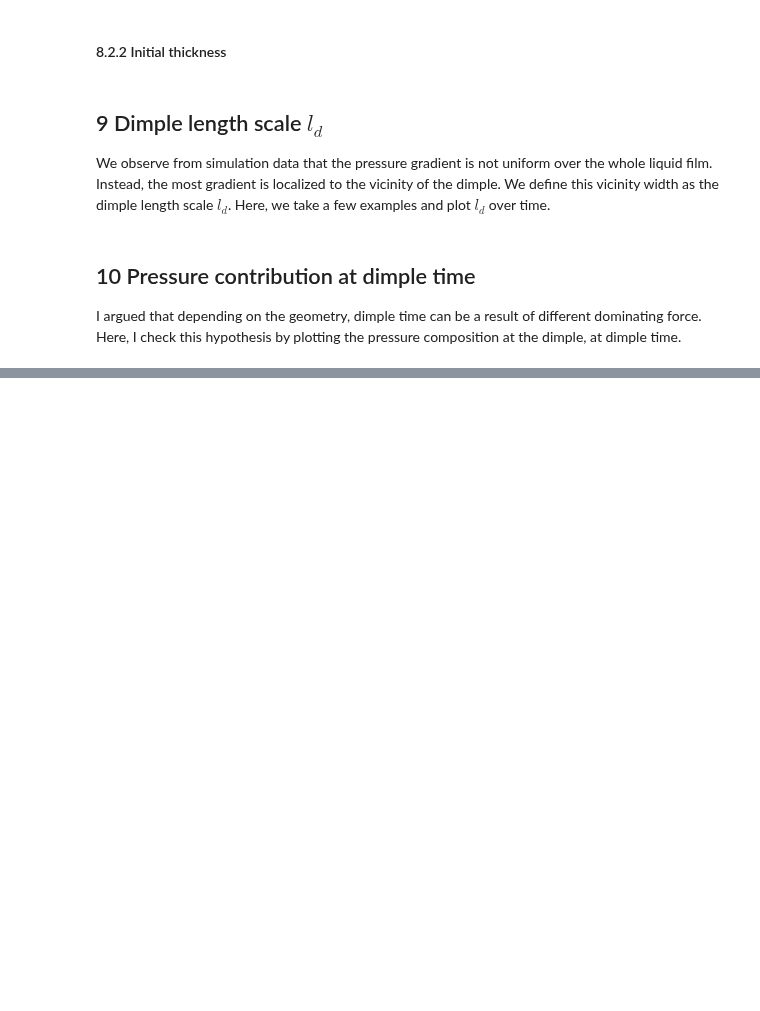
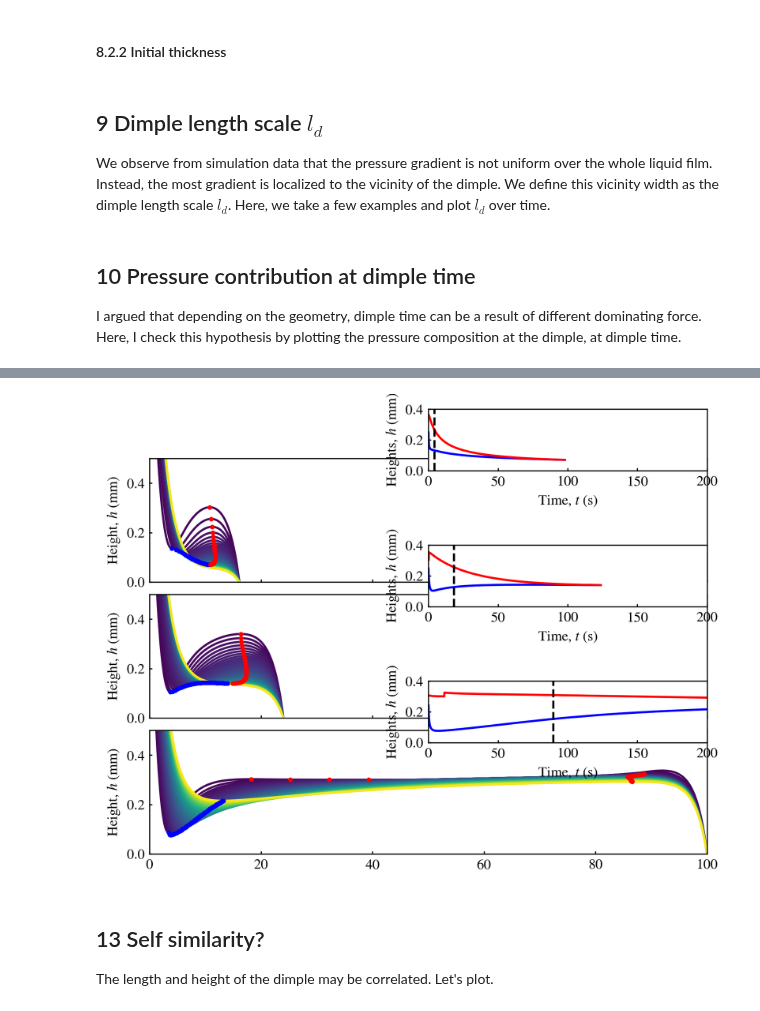
Before and after one commit to ZLoverty/WPM, a Jupyter notebook: Code/Response_to_reviewers.ipynb, the cells around one changed output, grey strips where cells are left out. Cells and saved outputs as stored; diff of their text form; code cells hidden in the pictures; blank space fills up the shorter version.

```diff
--- a/Code/Response_to_reviewers.ipynb
+++ b/Code/Response_to_reviewers.ipynb
@@ -1109,0 +1168,2 @@ i.t
+# %%
+folder = os.path.join(base_folder, "Research projects", "WPM", "Data", "three_lengths")
@@ -1109,0 +1178,41 @@ i.t
+# %%
+names = ["short", "medium", "long"]
+t_dimple = [4.5, 18.5, 89.7]
+fig, ax = plt.subplots(3, 1, figsize=(7, 5), dpi=300, sharex=True, sharey=True, gridspec_kw={"hspace": 0.1})
+cmap = plt.get_cmap("viridis")
+for num, name in enumerate(names):
+    df = pd.read_csv(os.path.join(folder, f"{name}.csv")).set_index("x")
+    dimple = pd.read_csv(os.path.join(folder, f"{name}-dimple.csv"))
+    x = df.index.values
+    for i in range(25, df.shape[1], 25):
+        h = df.iloc[:, i].values
+        ax[num].plot(x, h, color=cmap(i/df.shape[1]), label=name)
+        min_ind = dimple.loc[i, "minima_index"]
+        max_ind = dimple.loc[i, "maxima_index"]
+        if np.isnan(min_ind) == False:
+            ax[num].scatter(x[int(min_ind)], dimple.loc[i, "minima"], s=5, color="blue", zorder=10)
+        if np.isnan(max_ind) == False:
+            ax[num].scatter(x[int(max_ind)], dimple.loc[i, "maxima"], s=5, color="red", zorder=10)
+    # draw an inset to each panel to show the evolution of hmin and hmax
+
+    inset = ax[num].inset_axes([0.5, 0.9, 0.5, 0.5])
+    inset.plot(dimple.t, dimple.minima, color="blue")
+    inset.plot(dimple.t, dimple.maxima, color="red")
+    inset.set_xlim([0, 200])
+    inset.set_ylim([0, .4])
+    inset.set_xlabel("Time, $t$ (s)")
+    inset.set_ylabel("Heights, $h$ (mm)")
+    # indicate t_dimple
+    inset.axvline(t_dimple[num], color="black", ls="--")
+
+    ax[num].set_ylabel("Height, $h$ (mm)")
+ax[0].set_xlim([0, 100])
+ax[0].set_ylim([0, .5])
+plt.tight_layout()
+fig.savefig("different-lengths.svg")
+# %% [output]
+[figure, added]
+# %% [markdown]
+## 13 Self similarity?
+
+The length and height of the dimple may be correlated. Let's plot.
```
Also changed, not shown: parts of 26 cells of this notebook, 3 other files.
